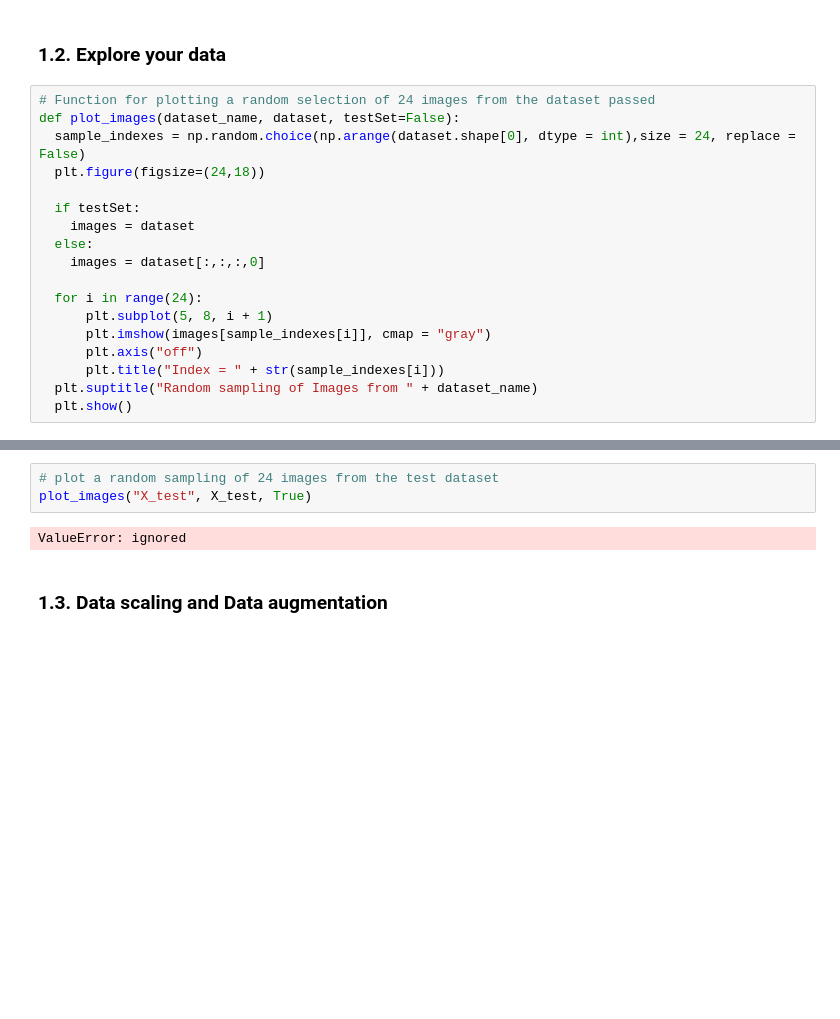
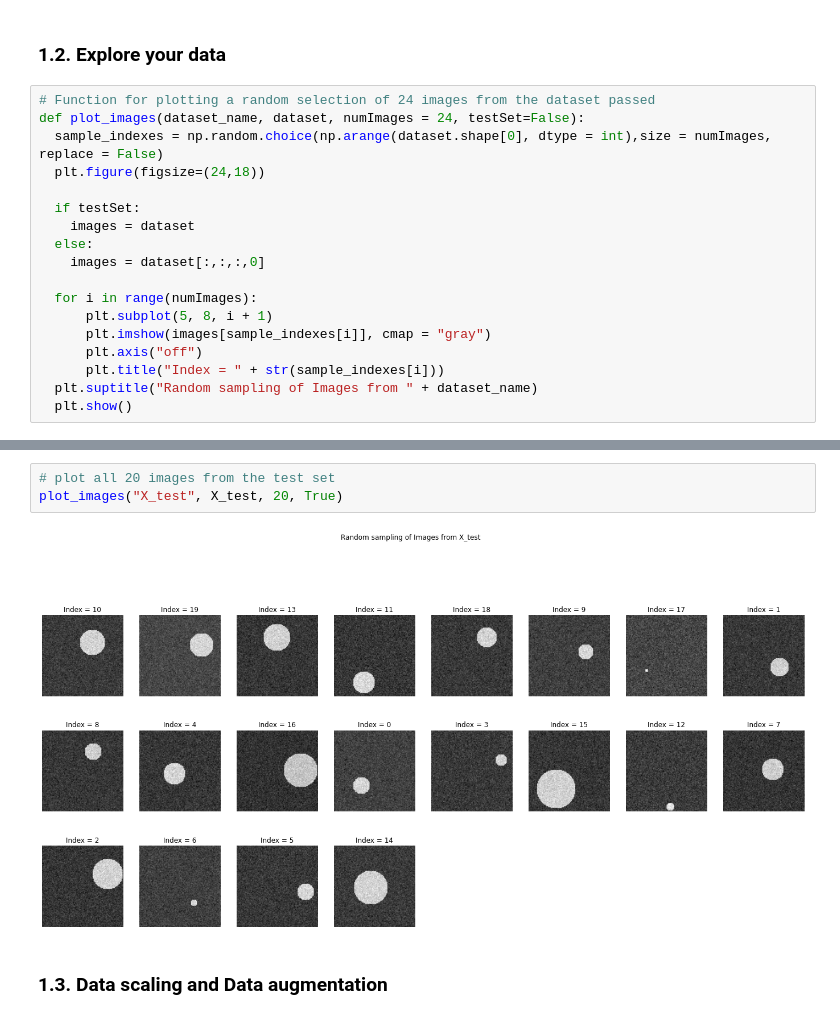
Before and after one commit to davisallan/enel645Team25Assignment3, a Jupyter notebook: assignment03.ipynb, the cells around one changed output, grey strips where cells are left out. Saved outputs shown, nothing was run; the diff lists cells and outputs as text; blank space fills up the shorter version.

Commit message:
fixed plotting issue

```diff
--- a/assignment03.ipynb
+++ b/assignment03.ipynb
@@ -76,8 +76,8 @@ print(X_test.shape)
 ### 1.2. Explore your data
 # %%
 # Function for plotting a random selection of 24 images from the dataset passed
-def plot_images(dataset_name, dataset, testSet=False):
-  sample_indexes = np.random.choice(np.arange(dataset.shape[0], dtype = int),size = 24, replace = False)
+def plot_images(dataset_name, dataset, numImages = 24, testSet=False):
+  sample_indexes = np.random.choice(np.arange(dataset.shape[0], dtype = int),size = numImages, replace = False)
   plt.figure(figsize=(24,18))
 
   if testSet:
@@ -85,7 +85,7 @@ def plot_images(dataset_name, dataset, testSet=False):
   else:
     images = dataset[:,:,:,0]
 
-  for i in range(24):
+  for i in range(numImages):
       plt.subplot(5, 8, i + 1)
       plt.imshow(images[sample_indexes[i]], cmap = "gray")
       plt.axis("off")
@@ -105,8 +105,8 @@ plot_images("X_val", X_val)
 # %%
-# plot a random sampling of 24 images from the test dataset
-plot_images("X_test", X_test, True)
+# plot all 20 images from the test set
+plot_images("X_test", X_test, 20, True)
 # %% [output]
-ValueError: ignored
+[figure, added]
 # %% [markdown]
 ### 1.3. Data scaling and Data augmentation
 # %% [markdown]
```
Also changed, not shown: parts of 3 cells of this notebook.
